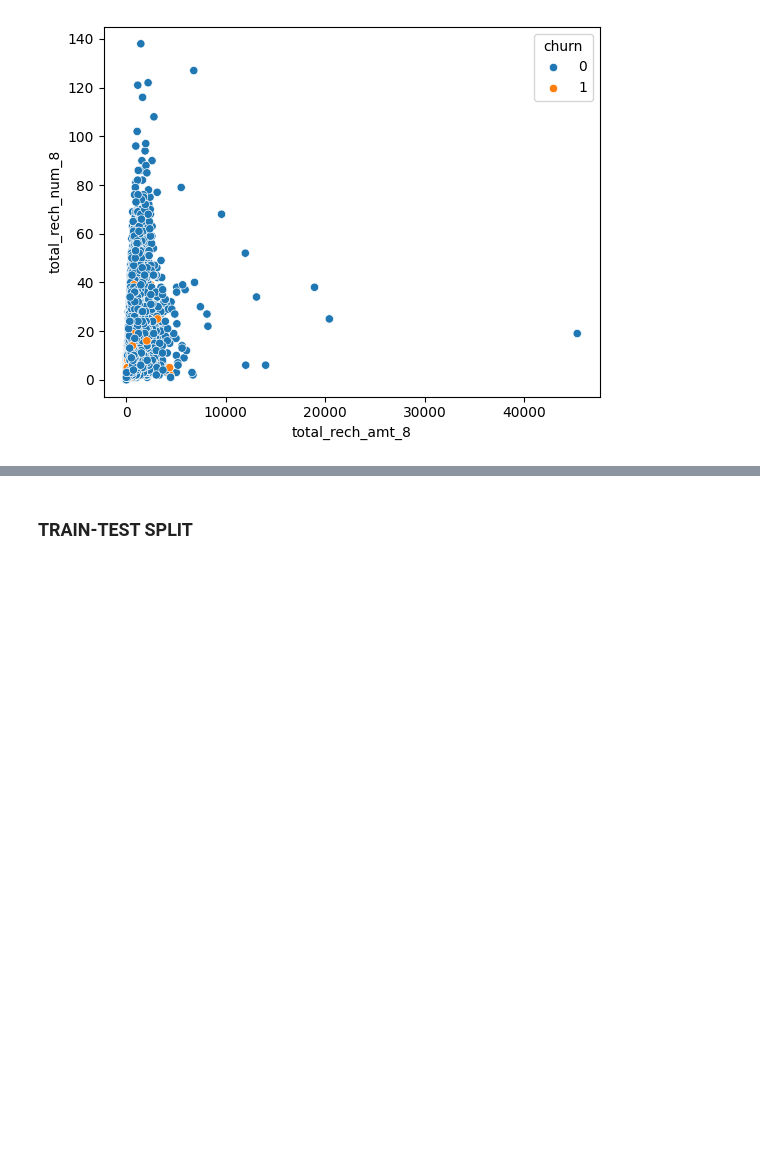
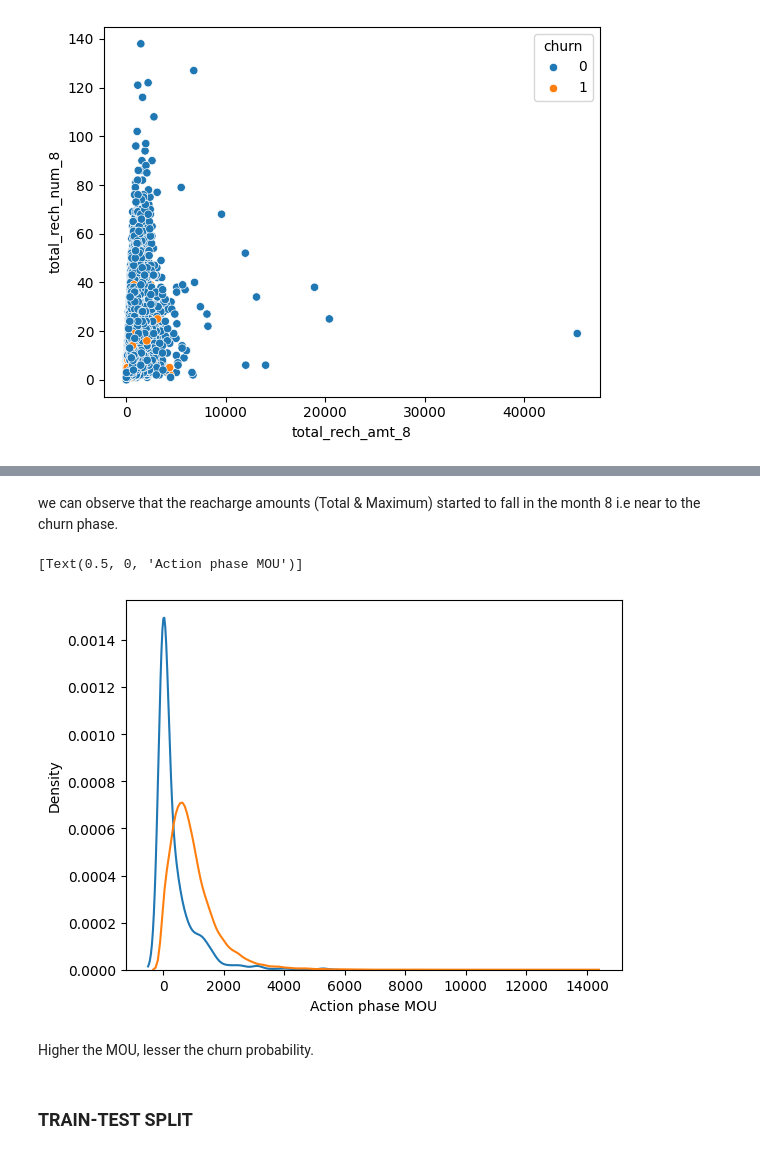
Before and after one commit to AkankshaDwivedi/telecom-churn-assignment, a Jupyter notebook: Telecom_Churn_Case_study.ipynb, the cells around one changed output, grey strips where cells are left out. Drawn from its saved outputs; the diff is of its cells as text; code cells hidden in the pictures; blank space fills up the shorter version.

```diff
--- a/Telecom_Churn_Case_study.ipynb
+++ b/Telecom_Churn_Case_study.ipynb
@@ -793,3 +648,21 @@ sns.scatterplot(x ='total_rech_amt_8',y='total_rech_num_8', hue='churn' , data =
+# %% [markdown]
+we can observe that the reacharge amounts (Total & Maximum) started to fall in the month 8 i.e near to the churn phase.
+# %%
+#Analysis of the minutes of usage MOU  in the action phase
+# Creating churn dataframe
+Data_churn = telecom_df[telecom_df['churn'] == 1]
+# Creating not churn dataframe
+Data_Non_churn = telecom_df[telecom_df['churn'] == 0]
+
+# Distribution plot
+ax = sns.distplot(Data_churn['total_mou_action'],label='churn',hist=False)
+ax = sns.distplot(Data_Non_churn['total_mou_action'],label='non churn',hist=False)
+ax.set(xlabel='Action phase MOU')
+# %% [output]
+[Text(0.5, 0, 'Action phase MOU')]
+[figure, added]
+# %% [markdown]
+Higher the MOU, lesser the churn probability.
 # %% [markdown]
 ### TRAIN-TEST SPLIT
 # %%
```
Also changed, not shown: parts of 67 cells of this notebook.
